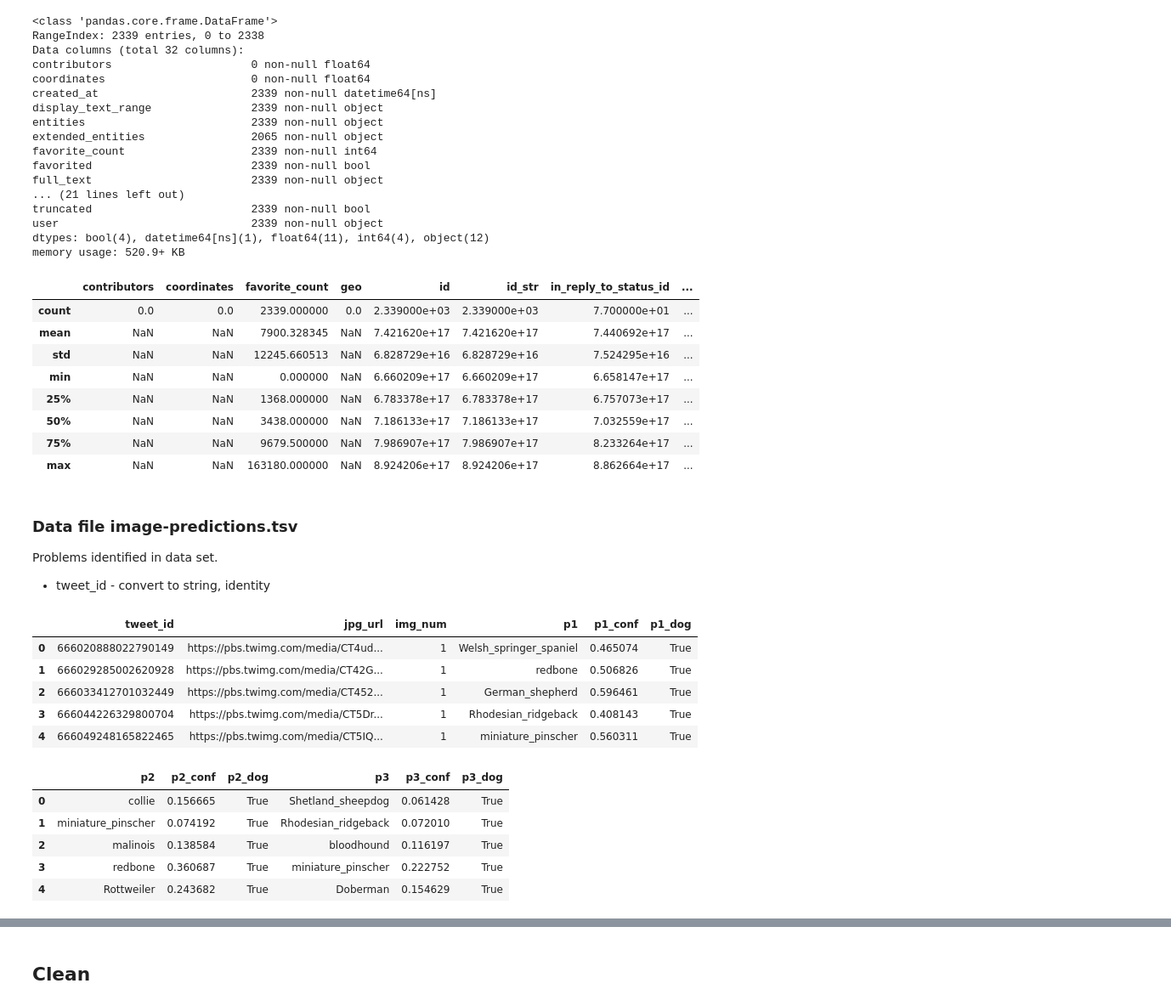
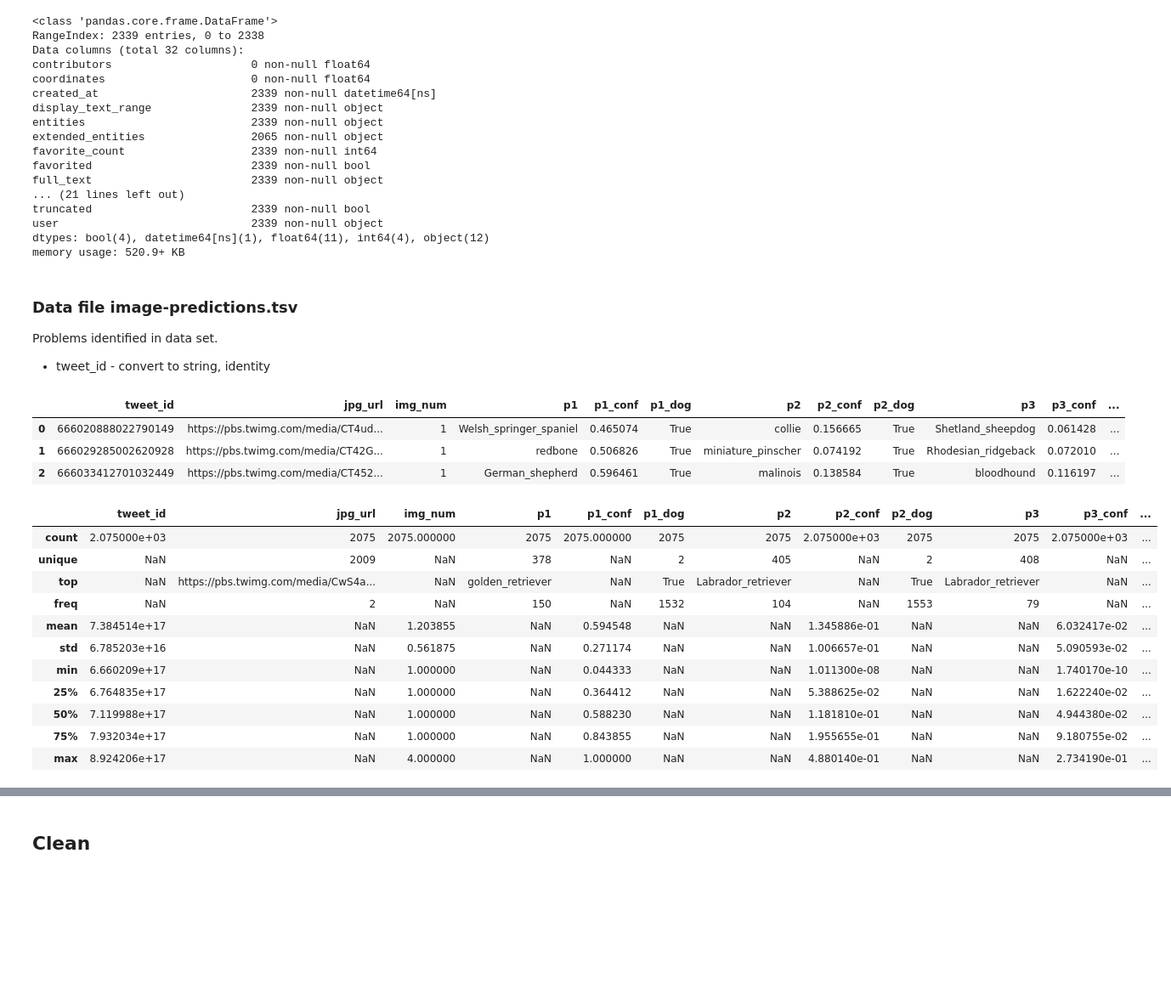
Before and after one commit to marcusholmgren/wrangle-weratedogs, a Jupyter notebook: wrangle_act.ipynb, the cells around one changed output, grey strips where cells are left out. Shown: that part at 85% size. Saved outputs shown, nothing was run; the diff lists cells and outputs as text; code cells hidden in the pictures; blank space fills up the shorter version.

```diff
--- a/wrangle_act.ipynb
+++ b/wrangle_act.ipynb
@@ -353,42 +367,34 @@ truncated                        2339 non-null bool
 user                             2339 non-null object
 dtypes: bool(4), datetime64[ns](1), float64(11), int64(4), object(12)
 memory usage: 520.9+ KB
-# %%
-tweet_df.describe()
-# %% [output]
-|  | contributors | coordinates | favorite_count | geo | id | id_str | in_reply_to_status_id | ... |
-| count | 0.0 | 0.0 | 2339.000000 | 0.0 | 2.339000e+03 | 2.339000e+03 | 7.700000e+01 | ... |
-| mean | NaN | NaN | 7900.328345 | NaN | 7.421620e+17 | 7.421620e+17 | 7.440692e+17 | ... |
-| std | NaN | NaN | 12245.660513 | NaN | 6.828729e+16 | 6.828729e+16 | 7.524295e+16 | ... |
-| min | NaN | NaN | 0.000000 | NaN | 6.660209e+17 | 6.660209e+17 | 6.658147e+17 | ... |
-| 25% | NaN | NaN | 1368.000000 | NaN | 6.783378e+17 | 6.783378e+17 | 6.757073e+17 | ... |
-| 50% | NaN | NaN | 3438.000000 | NaN | 7.186133e+17 | 7.186133e+17 | 7.032559e+17 | ... |
-| 75% | NaN | NaN | 9679.500000 | NaN | 7.986907e+17 | 7.986907e+17 | 8.233264e+17 | ... |
-| max | NaN | NaN | 163180.000000 | NaN | 8.924206e+17 | 8.924206e+17 | 8.862664e+17 | ... |
 # %% [markdown]
 ### Data file image-predictions.tsv
 
 Problems identified in data set.
 
 * tweet_id - convert to string, identity
-# %%
-image_pred_df.iloc[:5,:6]
-# %% [output]
-|  | tweet_id | jpg_url | img_num | p1 | p1_conf | p1_dog |
-| 0 | 666020888022790149 | https://pbs.twimg.com/media/CT4ud... | 1 | Welsh_springer_spaniel | 0.465074 | True |
-| 1 | 666029285002620928 | https://pbs.twimg.com/media/CT42G... | 1 | redbone | 0.506826 | True |
-| 2 | 666033412701032449 | https://pbs.twimg.com/media/CT452... | 1 | German_shepherd | 0.596461 | True |
-| 3 | 666044226329800704 | https://pbs.twimg.com/media/CT5Dr... | 1 | Rhodesian_ridgeback | 0.408143 | True |
-| 4 | 666049248165822465 | https://pbs.twimg.com/media/CT5IQ... | 1 | miniature_pinscher | 0.560311 | True |
-# %%
-image_pred_df.iloc[:5,6:]
-# %% [output]
-|  | p2 | p2_conf | p2_dog | p3 | p3_conf | p3_dog |
-| 0 | collie | 0.156665 | True | Shetland_sheepdog | 0.061428 | True |
-| 1 | miniature_pinscher | 0.074192 | True | Rhodesian_ridgeback | 0.072010 | True |
-| 2 | malinois | 0.138584 | True | bloodhound | 0.116197 | True |
-| 3 | redbone | 0.360687 | True | miniature_pinscher | 0.222752 | True |
-| 4 | Rottweiler | 0.243682 | True | Doberman | 0.154629 | True |
+# %%
+image_pred_df.head(n=3)
+# %% [output]
+|  | tweet_id | jpg_url | img_num | p1 | p1_conf | p1_dog | p2 | p2_conf | p2_dog | p3 | p3_conf | ... |
+| 0 | 666020888022790149 | https://pbs.twimg.com/media/CT4ud... | 1 | Welsh_springer_spaniel | 0.465074 | True | collie | 0.156665 | True | Shetland_sheepdog | 0.061428 | ... |
+| 1 | 666029285002620928 | https://pbs.twimg.com/media/CT42G... | 1 | redbone | 0.506826 | True | miniature_pinscher | 0.074192 | True | Rhodesian_ridgeback | 0.072010 | ... |
+| 2 | 666033412701032449 | https://pbs.twimg.com/media/CT452... | 1 | German_shepherd | 0.596461 | True | malinois | 0.138584 | True | bloodhound | 0.116197 | ... |
+# %%
+image_pred_df.describe(include='all')
+# %% [output]
+|  | tweet_id | jpg_url | img_num | p1 | p1_conf | p1_dog | p2 | p2_conf | p2_dog | p3 | p3_conf | ... |
+| count | 2.075000e+03 | 2075 | 2075.000000 | 2075 | 2075.000000 | 2075 | 2075 | 2.075000e+03 | 2075 | 2075 | 2.075000e+03 | ... |
+| unique | NaN | 2009 | NaN | 378 | NaN | 2 | 405 | NaN | 2 | 408 | NaN | ... |
+| top | NaN | https://pbs.twimg.com/media/CwS4a... | NaN | golden_retriever | NaN | True | Labrador_retriever | NaN | True | Labrador_retriever | NaN | ... |
+| freq | NaN | 2 | NaN | 150 | NaN | 1532 | 104 | NaN | 1553 | 79 | NaN | ... |
+| mean | 7.384514e+17 | NaN | 1.203855 | NaN | 0.594548 | NaN | NaN | 1.345886e-01 | NaN | NaN | 6.032417e-02 | ... |
+| std | 6.785203e+16 | NaN | 0.561875 | NaN | 0.271174 | NaN | NaN | 1.006657e-01 | NaN | NaN | 5.090593e-02 | ... |
+| min | 6.660209e+17 | NaN | 1.000000 | NaN | 0.044333 | NaN | NaN | 1.011300e-08 | NaN | NaN | 1.740170e-10 | ... |
+| 25% | 6.764835e+17 | NaN | 1.000000 | NaN | 0.364412 | NaN | NaN | 5.388625e-02 | NaN | NaN | 1.622240e-02 | ... |
+| 50% | 7.119988e+17 | NaN | 1.000000 | NaN | 0.588230 | NaN | NaN | 1.181810e-01 | NaN | NaN | 4.944380e-02 | ... |
+| 75% | 7.932034e+17 | NaN | 1.000000 | NaN | 0.843855 | NaN | NaN | 1.955655e-01 | NaN | NaN | 9.180755e-02 | ... |
+| max | 8.924206e+17 | NaN | 4.000000 | NaN | 1.000000 | NaN | NaN | 4.880140e-01 | NaN | NaN | 2.734190e-01 | ... |
 # %%
 image_pred_df.info()
 # %% [output]
```
Also changed, not shown: parts of 12 cells of this notebook.
